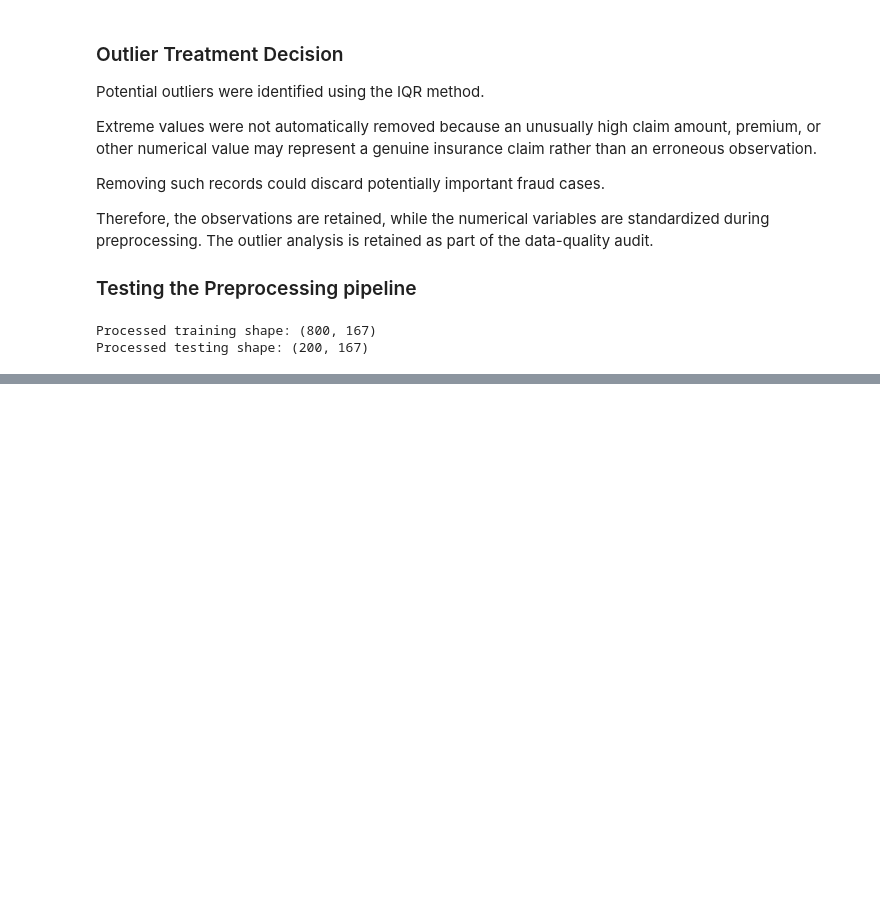
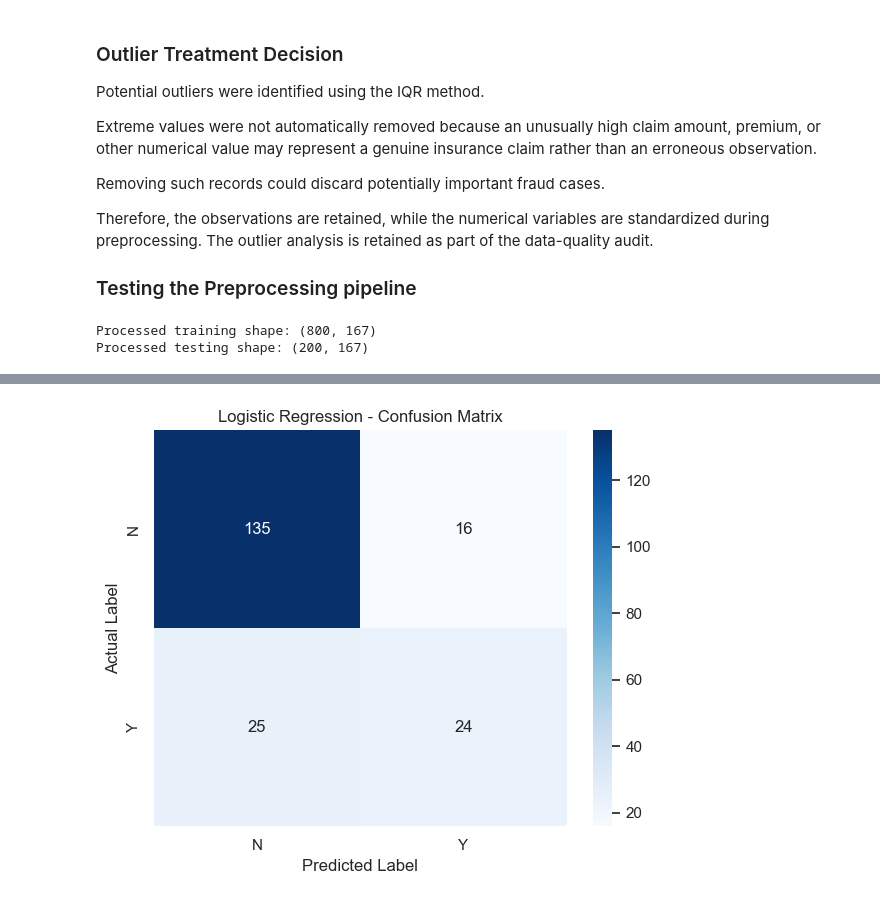
Before and after one commit to TejhashwiniCB/23CSE301-ML-Capstone, a Jupyter notebook: notebooks/classification.ipynb, the cells around one changed output, grey strips where cells are left out. Saved outputs shown, nothing was run; the diff lists cells and outputs as text; code cells hidden in the pictures; blank space fills up the shorter version.

```diff
--- a/notebooks/classification.ipynb
+++ b/notebooks/classification.ipynb
@@ -733,7 +713,7 @@ numeric_features = X_train.select_dtypes(
 ).columns.tolist()
 
 categorical_features = X_train.select_dtypes(
-    include="object"
+    include=["object", "string"]
 ).columns.tolist()
 
 print("Numerical features:")
@@ -844,0 +807,10 @@ for all five Part-A classification algorithms.
+# %%
+from sklearn.linear_model import LogisticRegression
+
+logistic_model = Pipeline(steps=[
+    ("preprocessor", preprocessor),
+    ("classifier", LogisticRegression(
+        max_iter=1000,
+        random_state=RANDOM_STATE
+    ))
+])
@@ -844,0 +827,4 @@ for all five Part-A classification algorithms.
+# %%
+logistic_model.fit(X_train, y_train)
+
+print("Logistic Regression model trained successfully.")
@@ -844,0 +833,6 @@ for all five Part-A classification algorithms.
+# %%
+# Generate Predictions
+y_pred_lr = logistic_model.predict(X_test)
+
+print("Predictions generated successfully.")
+print(y_pred_lr[:10])
@@ -844,0 +915,22 @@ for all five Part-A classification algorithms.
+# %%
+cm_lr = confusion_matrix(y_test, y_pred_lr)
+
+plt.figure(figsize=(6, 5))
+
+sns.heatmap(
+    cm_lr,
+    annot=True,
+    fmt="d",
+    cmap="Blues",
+    xticklabels=["N", "Y"],
+    yticklabels=["N", "Y"]
+)
+
+plt.title("Logistic Regression - Confusion Matrix")
+plt.xlabel("Predicted Label")
+plt.ylabel("Actual Label")
+
+plt.tight_layout()
+plt.show()
+# %% [output]
+[figure, added]
```
Also changed, not shown: parts of 38 cells of this notebook.
